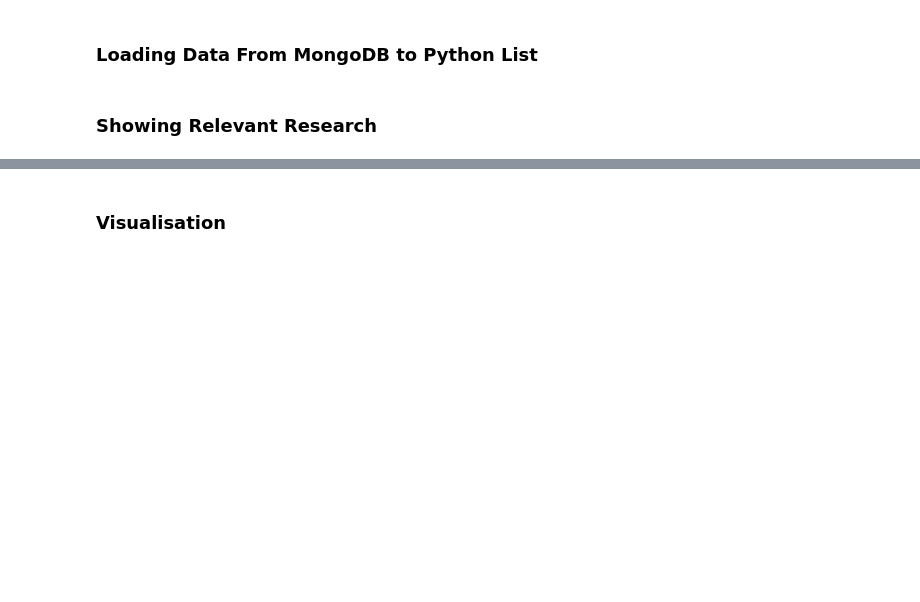
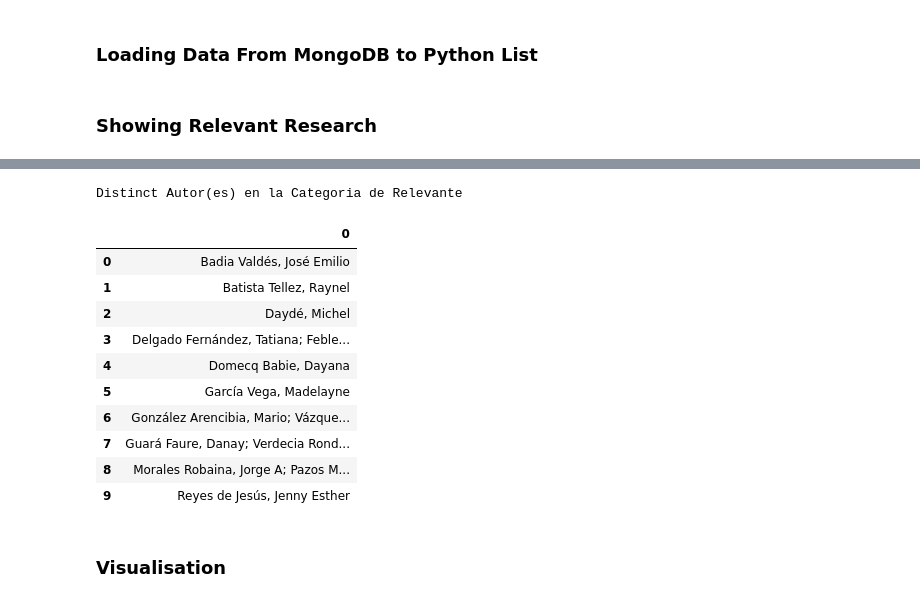
Before and after one commit to Jorgito58/First-Steps-Into-MongoDB, a Jupyter notebook: mongdg.ipynb, the cells around one changed output, grey strips where cells are left out. Saved outputs shown, nothing was run; the diff lists cells and outputs as text; code cells hidden in the pictures; blank space fills up the shorter version.

```diff
--- a/mongdg.ipynb
+++ b/mongdg.ipynb
@@ -79,3 +92,21 @@ df_fr.head()
+# %%
+# Distinct
+print('Distinct Autor(es) en la Categoria de Relevante')
+df_aut = pd.DataFrame(collection.distinct('Autor(es)', {'Categoría':'Relevante'}))
+df_aut
+# %% [output]
+Distinct Autor(es) en la Categoria de Relevante
+|  | 0 |
+| 0 | Badia Valdés, José Emilio |
+| 1 | Batista Tellez, Raynel |
+| 2 | Daydé, Michel |
+| 3 | Delgado Fernández, Tatiana; Feble... |
+| 4 | Domecq Babie, Dayana |
+| 5 | García Vega, Madelayne |
+| 6 | González Arencibia, Mario; Vázque... |
+| 7 | Guará Faure, Danay; Verdecia Rond... |
+| 8 | Morales Robaina, Jorge A; Pazos M... |
+| 9 | Reyes de Jesús, Jenny Esther |
 # %% [markdown]
 ### Visualisation
 # %%
```
Also changed, not shown: parts of 5 cells of this notebook.
